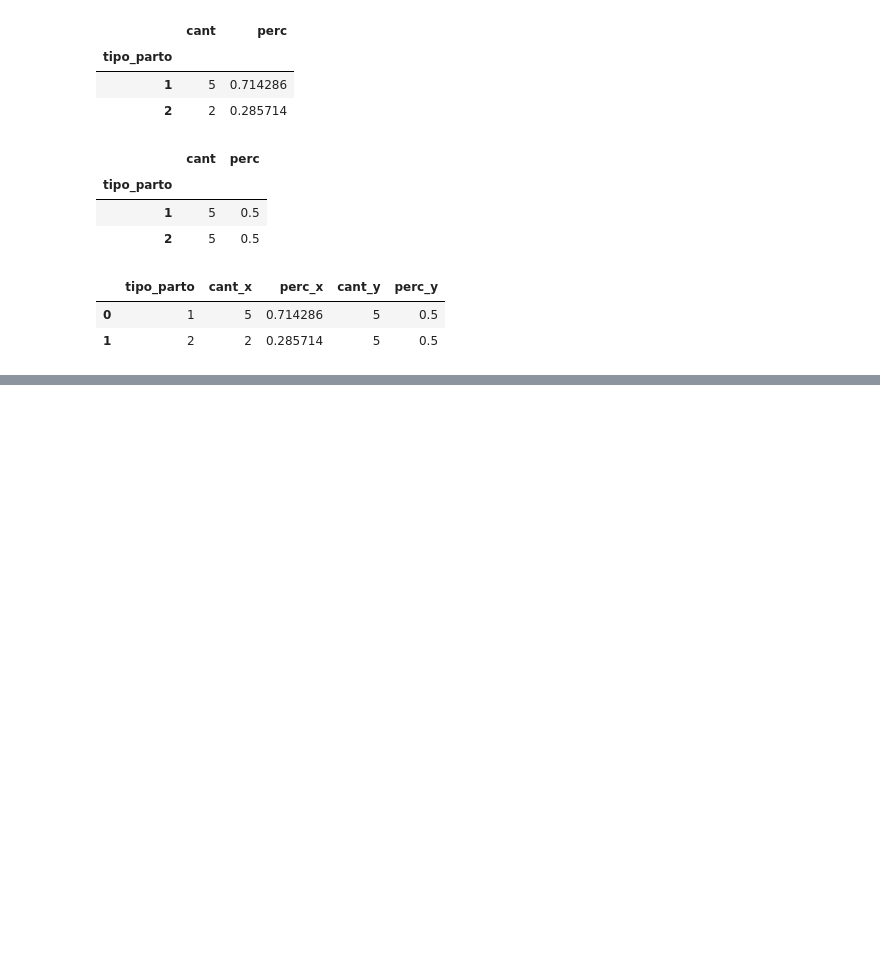
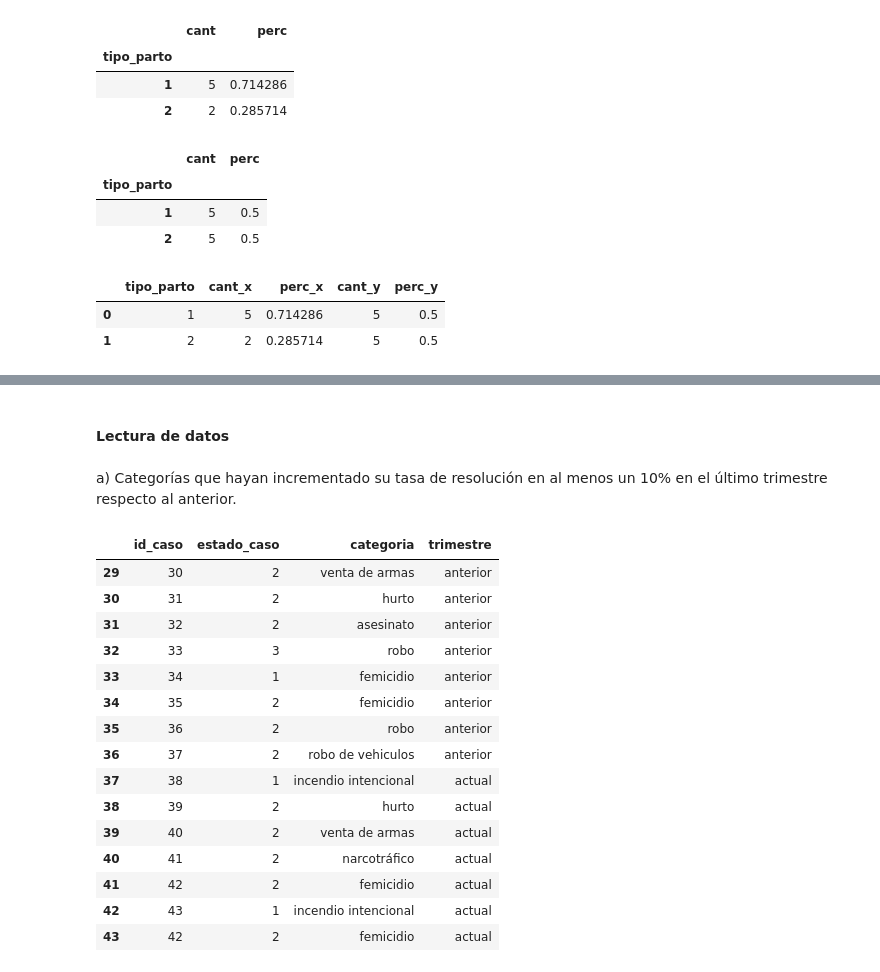
Before and after one commit to tomasBustamante/exploratory-data-analysis, a Jupyter notebook: notebooks/Ejercicios_Pandas.ipynb, the cells around one changed output, grey strips where cells are left out. Drawn from its saved outputs; the diff is of its cells as text; code cells hidden in the pictures; blank space fills up the shorter version.

```diff
--- a/notebooks/Ejercicios_Pandas.ipynb
+++ b/notebooks/Ejercicios_Pandas.ipynb
@@ -567,0 +739,38 @@ merged
+# %% [markdown]
+#### Lectura de datos
+# %%
+casos = pd.read_csv('../data/gcpd/casos.csv', encoding = 'utf-8', parse_dates=['fecha'])
+batisenial = pd.read_csv('../data/gcpd/batisenial.csv')
+# %% [markdown]
+a) Categorías que hayan incrementado su tasa de resolución en al menos un 10% en el último trimestre respecto al anterior.
+# %%
+hoy = pd.to_datetime('today')
+
+# Me quedo con los registros de los últimos seis meses y con las columnas que me interesan
+casos_trim = casos.loc[hoy - casos.fecha <= dt.timedelta(days=180),\
+                      ['fecha','id_caso','estado_caso','categoria']]
+
+# Creo una nueva columna con el nombre del trimestre
+casos_trim['trimestre'] = casos_trim['fecha']\
+    .apply(lambda x: 'actual' if ((hoy - x) <= dt.timedelta(days=90)) else 'anterior')
+
+del casos_trim['fecha']
+
+casos_trim
+# %% [output]
+|  | id_caso | estado_caso | categoria | trimestre |
+| 29 | 30 | 2 | venta de armas | anterior |
+| 30 | 31 | 2 | hurto | anterior |
+| 31 | 32 | 2 | asesinato | anterior |
+| 32 | 33 | 3 | robo | anterior |
+| 33 | 34 | 1 | femicidio | anterior |
+| 34 | 35 | 2 | femicidio | anterior |
+| 35 | 36 | 2 | robo | anterior |
+| 36 | 37 | 2 | robo de vehiculos | anterior |
+| 37 | 38 | 1 | incendio intencional | actual |
+| 38 | 39 | 2 | hurto | actual |
+| 39 | 40 | 2 | venta de armas | actual |
+| 40 | 41 | 2 | narcotráfico | actual |
+| 41 | 42 | 2 | femicidio | actual |
+| 42 | 43 | 1 | incendio intencional | actual |
+| 43 | 42 | 2 | femicidio | actual |
```
Also changed, not shown: parts of 23 cells of this notebook.
